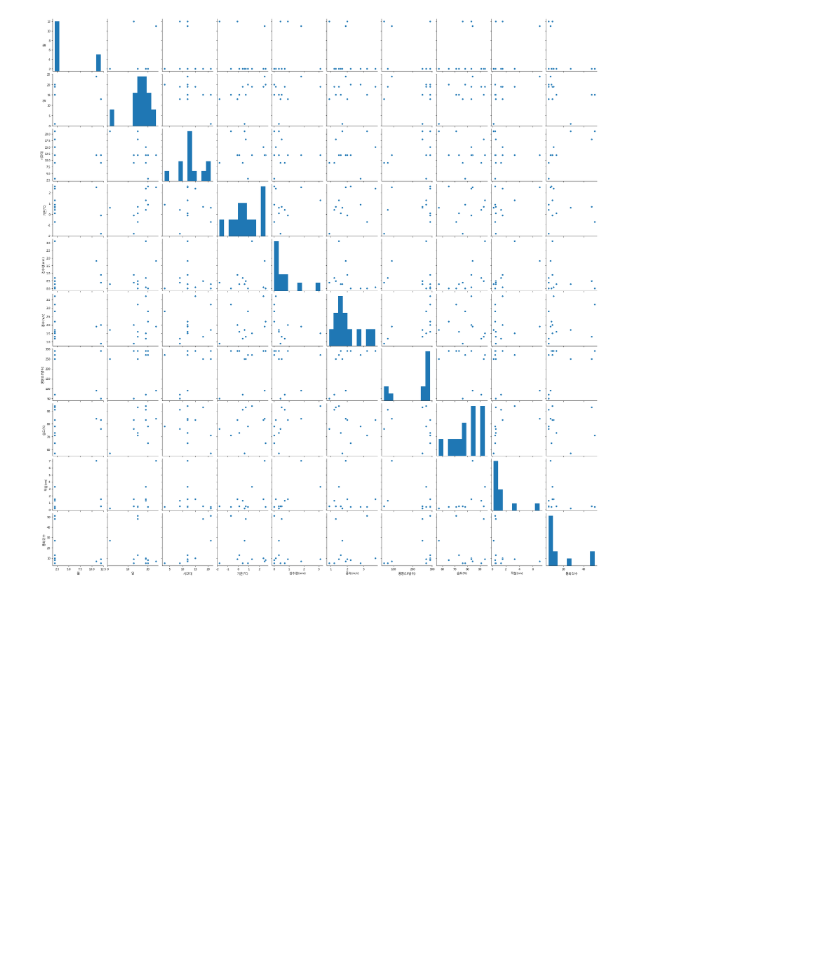
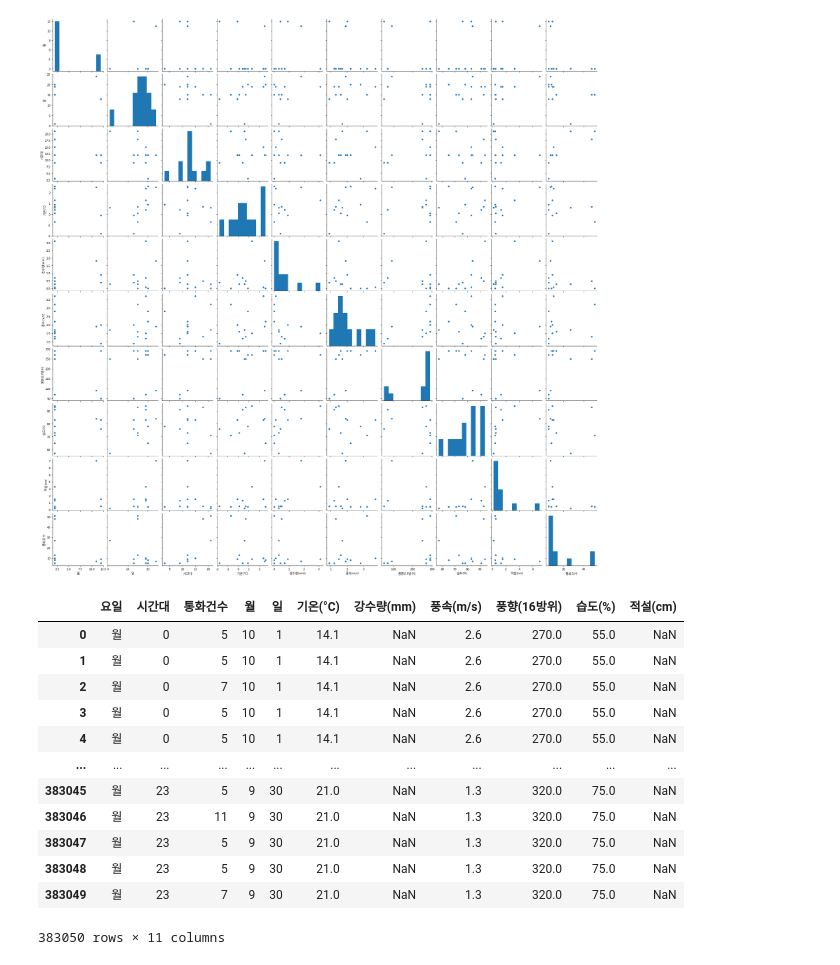
Before and after one commit to Yenabeam/dss_prjt_regression, a Jupyter notebook: prepro_yena.ipynb, the cells around one changed output. Drawn from its saved outputs; the diff is of its cells as text; code cells hidden in the pictures; blank space fills up the shorter version.

```diff
--- a/prepro_yena.ipynb
+++ b/prepro_yena.ipynb
@@ -222,3 +222,21 @@ sns.pairplot(yeoksam)
 plt.show()
 # %% [output]
 [figure]
+# %%
+# 다시
+df_seoul = df_org.drop(['시군구','읍면동'],axis=1)
+df_seoul
+# %% [output]
+|  | 요일 | 시간대 | 통화건수 | 월 | 일 | 기온(°C) | 강수량(mm) | 풍속(m/s) | 풍향(16방위) | 습도(%) | 적설(cm) |
+| 0 | 월 | 0 | 5 | 10 | 1 | 14.1 | NaN | 2.6 | 270.0 | 55.0 | NaN |
+| 1 | 월 | 0 | 5 | 10 | 1 | 14.1 | NaN | 2.6 | 270.0 | 55.0 | NaN |
+| 2 | 월 | 0 | 7 | 10 | 1 | 14.1 | NaN | 2.6 | 270.0 | 55.0 | NaN |
+| 3 | 월 | 0 | 5 | 10 | 1 | 14.1 | NaN | 2.6 | 270.0 | 55.0 | NaN |
+| 4 | 월 | 0 | 5 | 10 | 1 | 14.1 | NaN | 2.6 | 270.0 | 55.0 | NaN |
+| ... | ... | ... | ... | ... | ... | ... | ... | ... | ... | ... | ... |
+| 383045 | 월 | 23 | 5 | 9 | 30 | 21.0 | NaN | 1.3 | 320.0 | 75.0 | NaN |
+| 383046 | 월 | 23 | 11 | 9 | 30 | 21.0 | NaN | 1.3 | 320.0 | 75.0 | NaN |
+| 383047 | 월 | 23 | 5 | 9 | 30 | 21.0 | NaN | 1.3 | 320.0 | 75.0 | NaN |
+| 383048 | 월 | 23 | 5 | 9 | 30 | 21.0 | NaN | 1.3 | 320.0 | 75.0 | NaN |
+| 383049 | 월 | 23 | 7 | 9 | 30 | 21.0 | NaN | 1.3 | 320.0 | 75.0 | NaN |
+383050 rows × 11 columns
```
Also changed, not shown: parts of 1 cell of this notebook, 2 other files.
